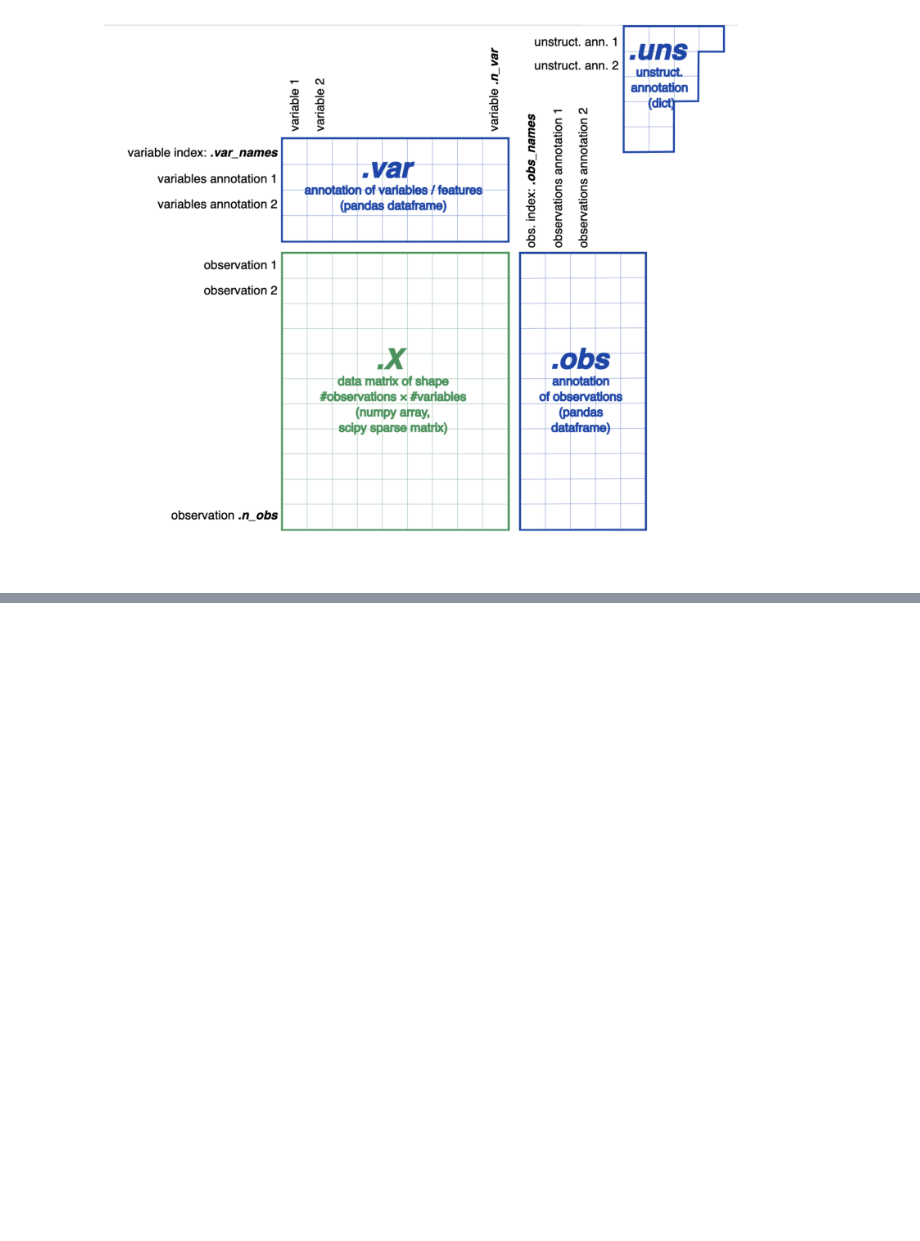
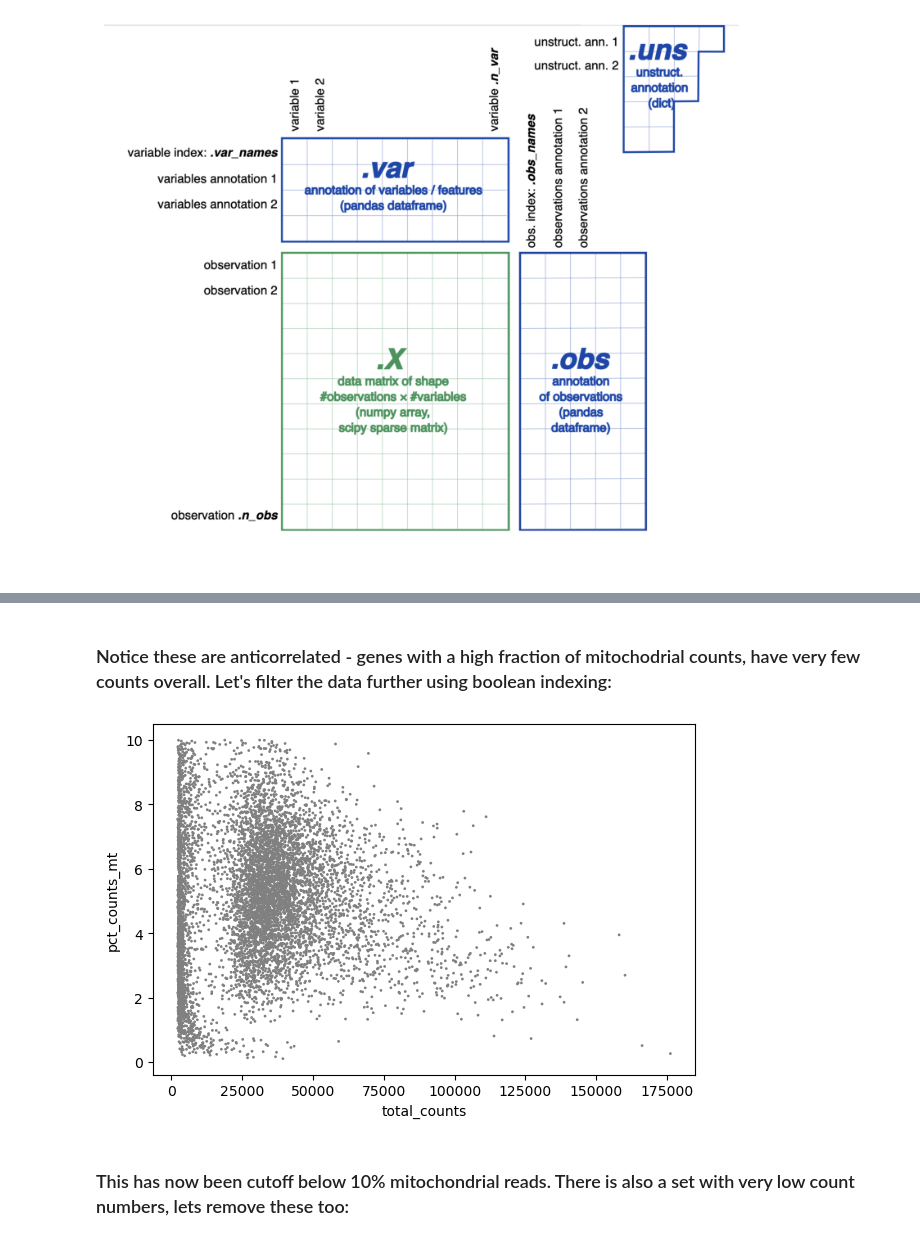
Before and after one commit to warmflasha/LecturesF23, a Jupyter notebook: Lecture11.ipynb, the cells around one changed output, grey strips where cells are left out. Drawn from its saved outputs; the diff is of its cells as text; code cells hidden in the pictures; blank space fills up the shorter version.

```diff
--- a/Lecture11.ipynb
+++ b/Lecture11.ipynb
@@ -39,0 +188,10 @@ plt.axis('off'); # don't show the axes around the image
+# %% [markdown]
+### Notice these are anticorrelated - genes with a high fraction of mitochodrial counts, have very few counts overall. Let's filter the data further using boolean indexing:
+# %%
+adata = adata[adata.obs["pct_counts_mt"] < 10,:]
+# %%
+sc.pl.scatter(adata,x='total_counts',y='pct_counts_mt')
+# %% [output]
+[figure, added]
+# %% [markdown]
+### This has now been cutoff below 10% mitochondrial reads. There is also a set with very low count numbers, lets remove these too:
```
Also changed, not shown: parts of 68 cells of this notebook, 3 other files.
